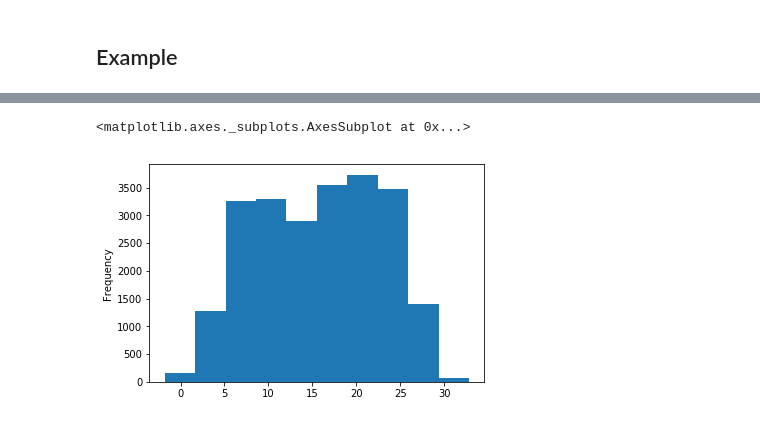
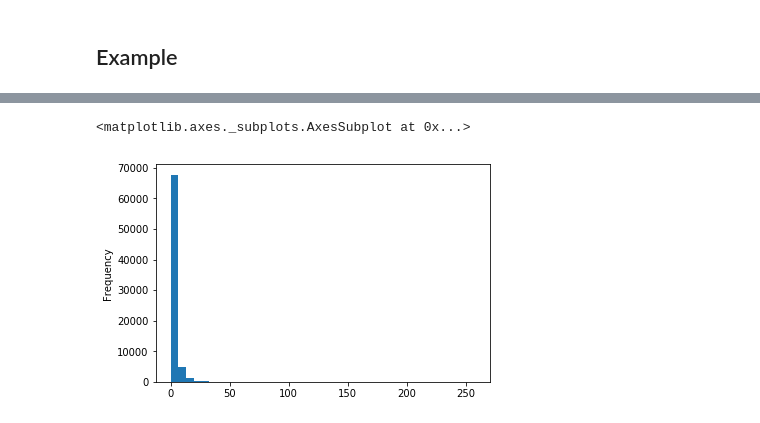
Before and after one commit to scotthosking/get-station-data, a Jupyter notebook: Examples/ghcn_daily_data.ipynb, the cells around one changed output, grey strips where cells are left out. Drawn from its saved outputs; the diff is of its cells as text; code cells hidden in the pictures.

```diff
--- a/Examples/ghcn_daily_data.ipynb
+++ b/Examples/ghcn_daily_data.ipynb
@@ -76,5 +77,0 @@ df['TMIN'].plot()
-# %%
-df['TMIN'].plot.hist()
-# %% [output]
-<matplotlib.axes._subplots.AxesSubplot at 0x...>
-[figure, removed]
@@ -80,0 +81,6 @@ df['TMIN'].plot.hist()
+# %%
+### Plot histogram of all data
+df['PRCP'].plot.hist(bins=40)
+# %% [output]
+<matplotlib.axes._subplots.AxesSubplot at 0x...>
+[figure, added]
```
Also changed, not shown: parts of 11 cells of this notebook, 3 other files.
